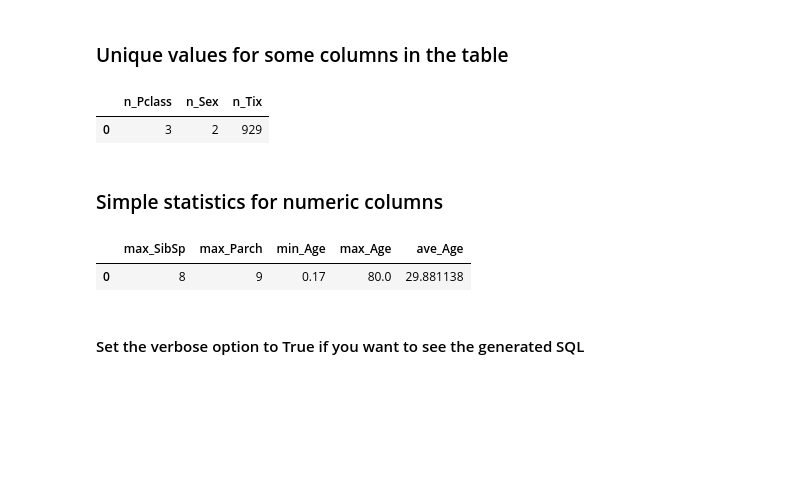
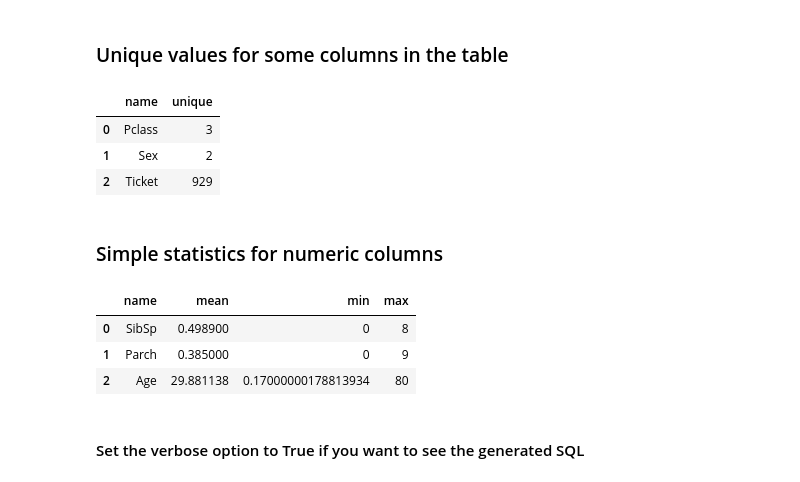
Before and after one commit to singlestore-labs/ibis-singlestoredb, a Jupyter notebook: examples/Titanic.ipynb, the cells around one changed output. Drawn from its saved outputs; the diff is of its cells as text; code cells hidden in the pictures; blank space fills up the shorter version.

```diff
--- a/examples/Titanic.ipynb
+++ b/examples/Titanic.ipynb
@@ -104,27 +107,21 @@ abs acos add approx_median approx_nunique arbitrary asin atan atan2 between bott
 # %% [markdown]
 ### Unique values for some columns in the table
-# %%
-titanic_tbl.aggregate(
-    n_Pclass=titanic_tbl.Pclass.nunique(),
-    n_Sex=titanic_tbl.Sex.nunique(),
-    n_Tix=titanic_tbl.Ticket.nunique()
-)
-# %% [output]
-|  | n_Pclass | n_Sex | n_Tix |
-| 0 | 3 | 2 | 929 |
+# %%
+titanic_tbl['Pclass', 'Sex', 'Ticket'].describe(stats=['unique'], include='all')  # Use include='all' to include character columns in statistics
+# %% [output]
+|  | name | unique |
+| 0 | Pclass | 3 |
+| 1 | Sex | 2 |
+| 2 | Ticket | 929 |
 # %% [markdown]
 ### Simple statistics for numeric columns
-# %%
-titanic_tbl.aggregate(
-    max_SibSp=titanic_tbl.SibSp.max(),
-    max_Parch=titanic_tbl.Parch.max(),
-    min_Age=titanic_tbl.Age.min(),
-    max_Age=titanic_tbl.Age.max(),
-    ave_Age=titanic_tbl.Age.mean()
-)
-# %% [output]
-|  | max_SibSp | max_Parch | min_Age | max_Age | ave_Age |
-| 0 | 8 | 9 | 0.17 | 80.0 | 29.881138 |
+# %%
+titanic_tbl['SibSp', 'Parch', 'Age'].describe(stats=['min', 'mean', 'max'])
+# %% [output]
+|  | name | mean | min | max |
+| 0 | SibSp | 0.498900 | 0 | 8 |
+| 1 | Parch | 0.385000 | 0 | 9 |
+| 2 | Age | 29.881138 | 0.17000000178813934 | 80 |
 # %% [markdown]
 #### Set the verbose option to True if you want to see the generated SQL
 # %%
```
Also changed, not shown: parts of 18 cells of this notebook.
